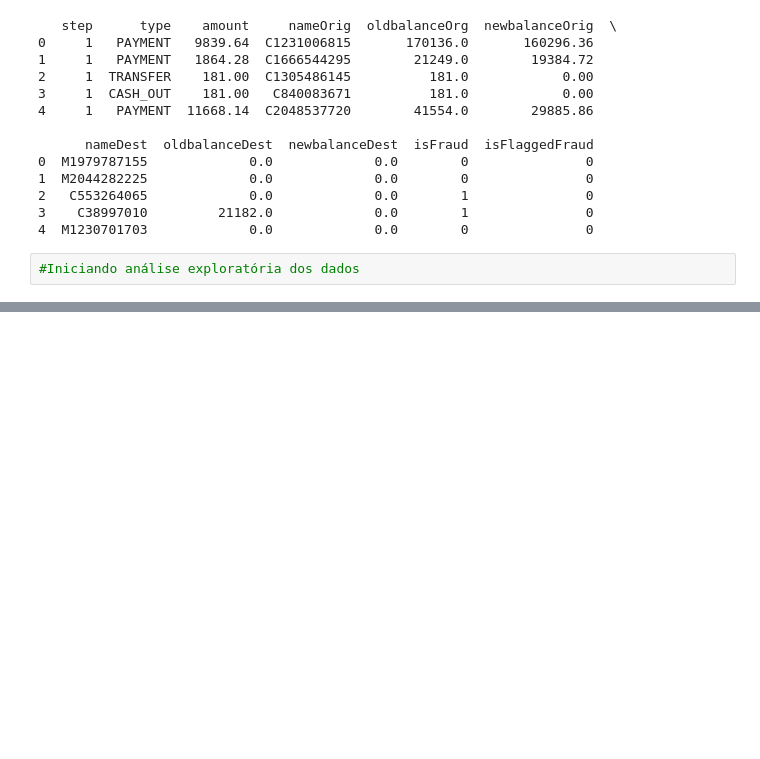
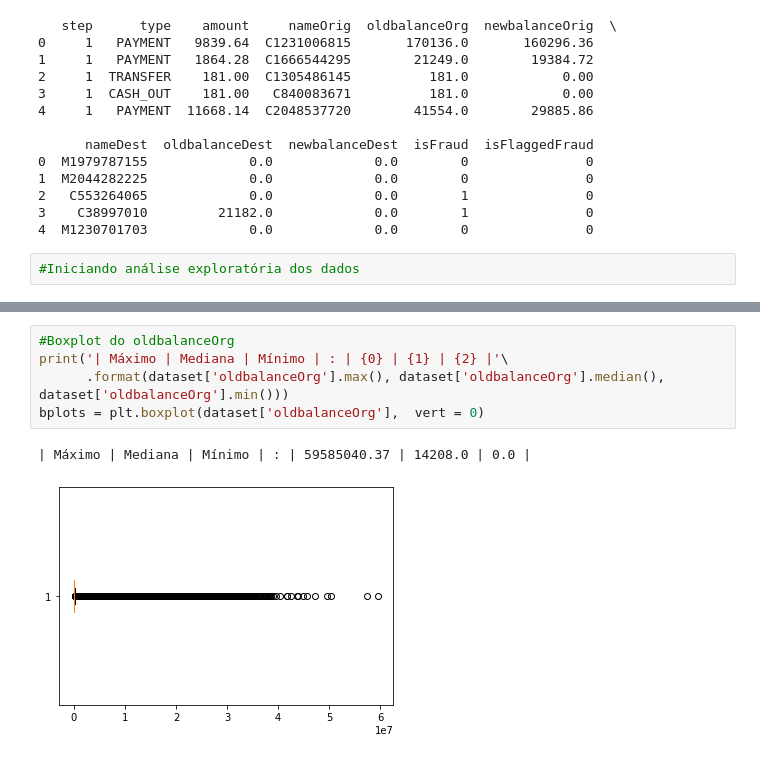
Before and after one commit to leorumma/arvore-decisao-v2, a Jupyter notebook: arvore-decisao-parte2.ipynb, the cells around one changed output, grey strips where cells are left out. Saved outputs shown, nothing was run; the diff lists cells and outputs as text; blank space fills up the shorter version.

```diff
--- a/arvore-decisao-parte2.ipynb
+++ b/arvore-decisao-parte2.ipynb
@@ -31,0 +77,8 @@ print(dataset.head())
+# %%
+#Boxplot do oldbalanceOrg
+print('| Máximo | Mediana | Mínimo | : | {0} | {1} | {2} |'\
+      .format(dataset['oldbalanceOrg'].max(), dataset['oldbalanceOrg'].median(), dataset['oldbalanceOrg'].min()))
+bplots = plt.boxplot(dataset['oldbalanceOrg'],  vert = 0)
+# %% [output]
+| Máximo | Mediana | Mínimo | : | 59585040.37 | 14208.0 | 0.0 |
+[figure, added]
```
Also changed, not shown: parts of 16 cells of this notebook.
